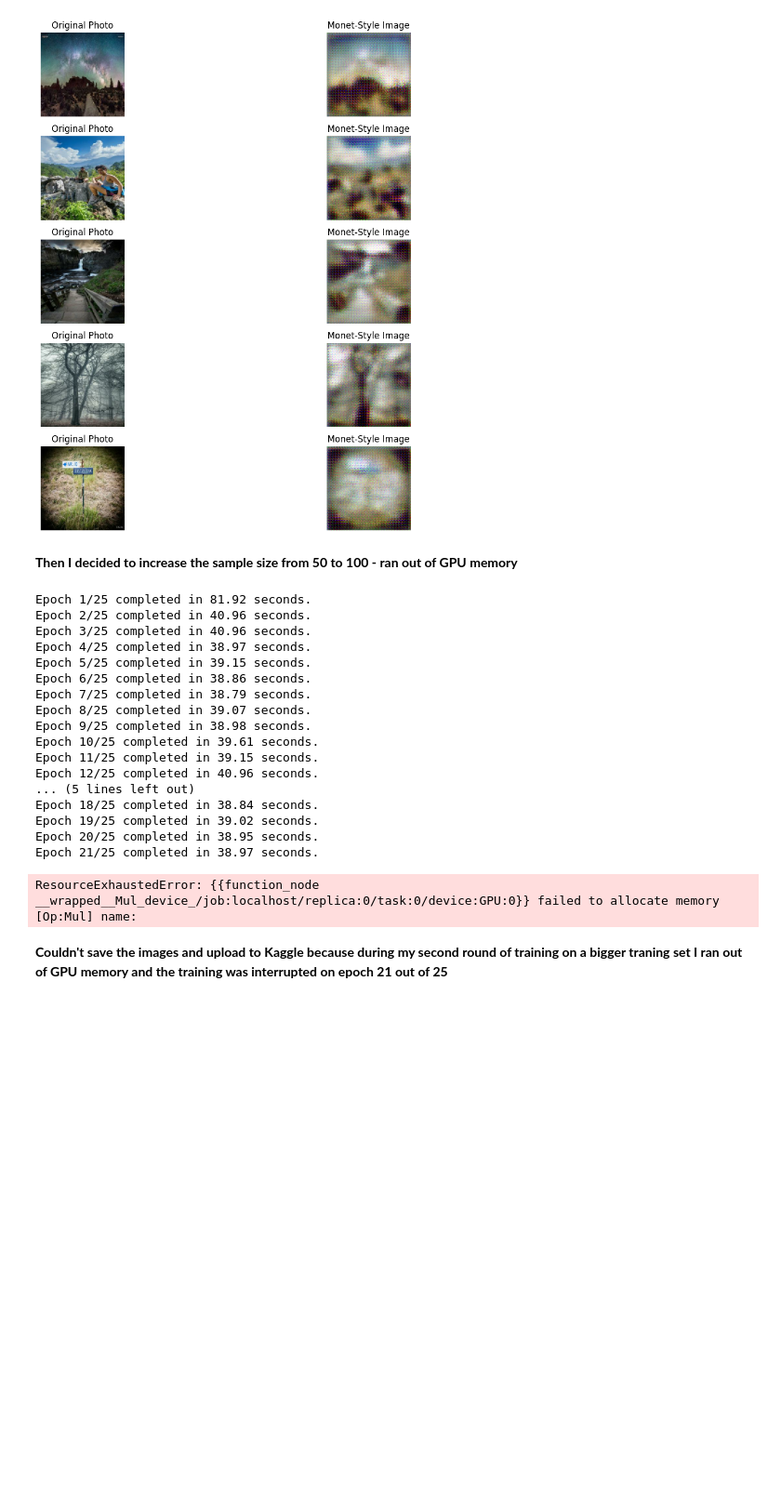
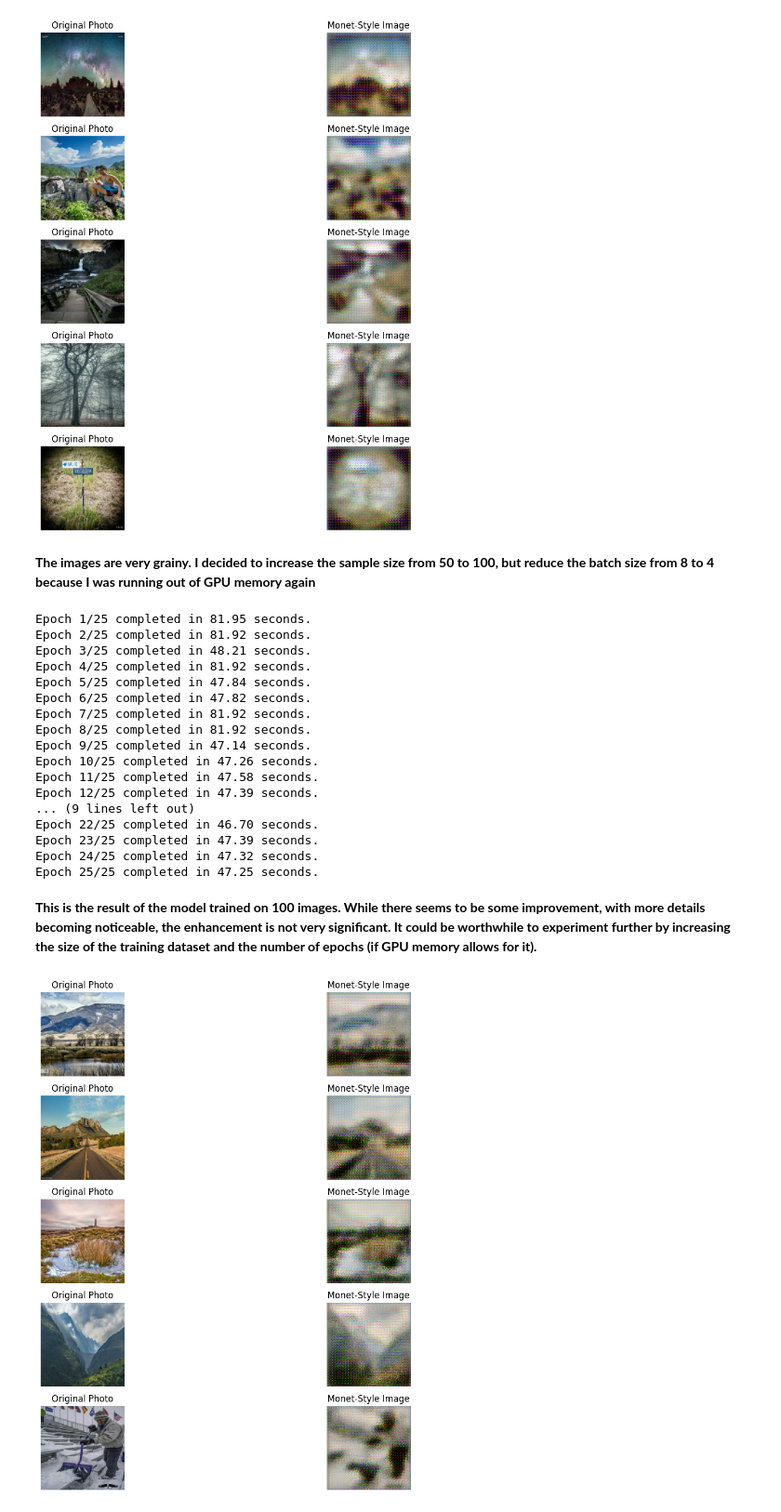
Before and after one commit to INtilakGH/Monet-Style-with-GAN, a Jupyter notebook: GAN_Monet_style.ipynb, the cells around one changed output. Shown at 93% size. Saved outputs shown, nothing was run; the diff lists cells and outputs as text; code cells hidden in the pictures; blank space fills up the shorter version.

```diff
--- a/GAN_Monet_style.ipynb
+++ b/GAN_Monet_style.ipynb
@@ -124,7 +124,7 @@ sampled_images_monet = sample_images(monet_original_path, monet_sampled_path, sa
 # %%
 img_hight = 128
 img_weight = 128
-batch_size = 8
+batch_size = 4
 
 def preprocess_image(image_path):
     image = tf.io.read_file(image_path)
@@ -462,8 +462,10 @@ compare_photos_with_monet(generator_g, photo_dataset, num_images=5)
 # %% [output]
 [figure]
 # %% [markdown]
-**Then I decided to increase the sample size from 50 to 100 - ran out of GPU memory**
+**The images are very grainy. I decided to increase the sample size from 50 to 100, but reduce the batch size from 8 to 4 because I was running out of GPU memory again**
 # %%
+import time
+
 for epoch in range(total_epochs):
     start = time.time()
 
@@ -472,23 +474,50 @@ for epoch in range(total_epochs):
 
     print(f"Epoch {epoch + 1}/{total_epochs} completed in {time.time() - start:.2f} seconds.")
 # %% [output]
-Epoch 1/25 completed in 81.92 seconds.
-Epoch 2/25 completed in 40.96 seconds.
-Epoch 3/25 completed in 40.96 seconds.
-Epoch 4/25 completed in 38.97 seconds.
-Epoch 5/25 completed in 39.15 seconds.
-Epoch 6/25 completed in 38.86 seconds.
-Epoch 7/25 completed in 38.79 seconds.
-Epoch 8/25 completed in 39.07 seconds.
-Epoch 9/25 completed in 38.98 seconds.
-Epoch 10/25 completed in 39.61 seconds.
-Epoch 11/25 completed in 39.15 seconds.
-Epoch 12/25 completed in 40.96 seconds.
-... (5 lines left out)
-Epoch 18/25 completed in 38.84 seconds.
-Epoch 19/25 completed in 39.02 seconds.
-Epoch 20/25 completed in 38.95 seconds.
-Epoch 21/25 completed in 38.97 seconds.
+Epoch 1/25 completed in 81.95 seconds.
+Epoch 2/25 completed in 81.92 seconds.
+Epoch 3/25 completed in 48.21 seconds.
+Epoch 4/25 completed in 81.92 seconds.
+Epoch 5/25 completed in 47.84 seconds.
+Epoch 6/25 completed in 47.82 seconds.
+Epoch 7/25 completed in 81.92 seconds.
+Epoch 8/25 completed in 81.92 seconds.
+Epoch 9/25 completed in 47.14 seconds.
+Epoch 10/25 completed in 47.26 seconds.
+Epoch 11/25 completed in 47.58 seconds.
+Epoch 12/25 completed in 47.39 seconds.
+... (9 lines left out)
+Epoch 22/25 completed in 46.70 seconds.
+Epoch 23/25 completed in 47.39 seconds.
+Epoch 24/25 completed in 47.32 seconds.
+Epoch 25/25 completed in 47.25 seconds.
-ResourceExhaustedError: {{function_node __wrapped__Mul_device_/job:localhost/replica:0/task:0/device:GPU:0}} failed to allocate memory [Op:Mul] name:
-# %% [markdown]
-**Couldn't save the images and upload to Kaggle because during my second round of training on a bigger traning set I ran out of GPU memory and the training was interrupted on epoch 21 out of 25**
+# %% [markdown]
+**This is the result of the model trained on 100 images. While there seems to be some improvement, with more details becoming noticeable, the enhancement is not very significant. It could be worthwhile to experiment further by increasing the size of the training dataset and the number of epochs (if GPU memory allows for it).**
+# %%
+def compare_photos_with_monet(generator, photo_dataset, num_images=5):
+
+    plt.figure(figsize=(15, 10))
+    for i, photo in enumerate(photo_dataset.take(num_images)):
+
+        generated_image = generator(photo, training=False)[0].numpy()
+        generated_image = (generated_image * 127.5 + 127.5).astype('uint8')  # De-normalize
+
+        original_photo = photo[0].numpy()
+        original_photo = (original_photo * 127.5 + 127.5).astype('uint8')  # De-normalize
+
+        plt.subplot(num_images, 2, i * 2 + 1)
+        plt.imshow(original_photo)
+        plt.title("Original Photo")
+        plt.axis("off")
+
+        plt.subplot(num_images, 2, i * 2 + 2)
+        plt.imshow(generated_image)
+        plt.title("Monet-Style Image")
+        plt.axis("off")
+
+    plt.tight_layout()
+    plt.show()
+
+compare_photos_with_monet(generator_g, photo_dataset, num_images=5)
+# %% [output]
+[figure, added]
```
Also changed, not shown: parts of 6 cells of this notebook.
